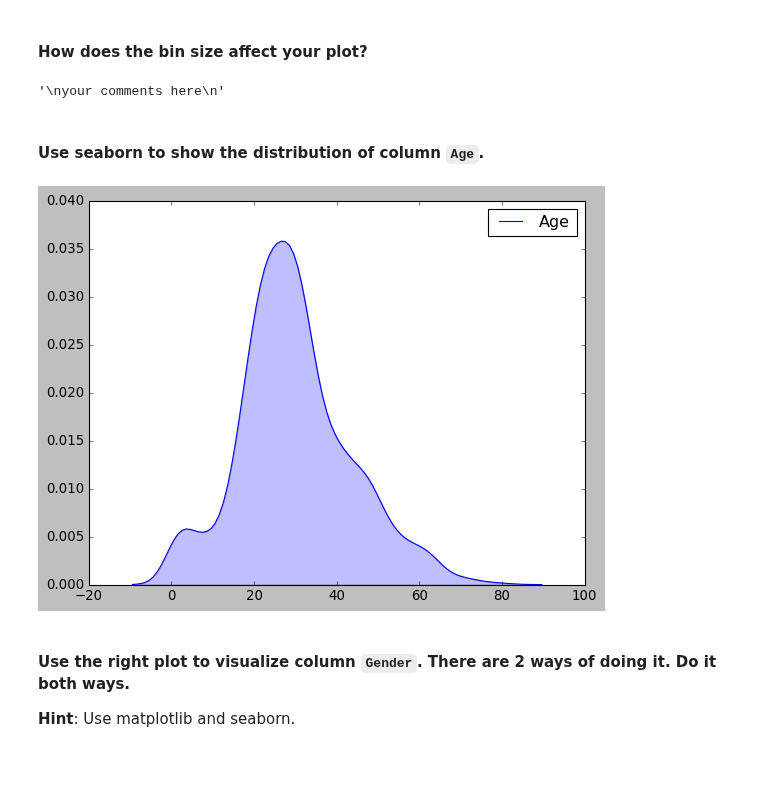
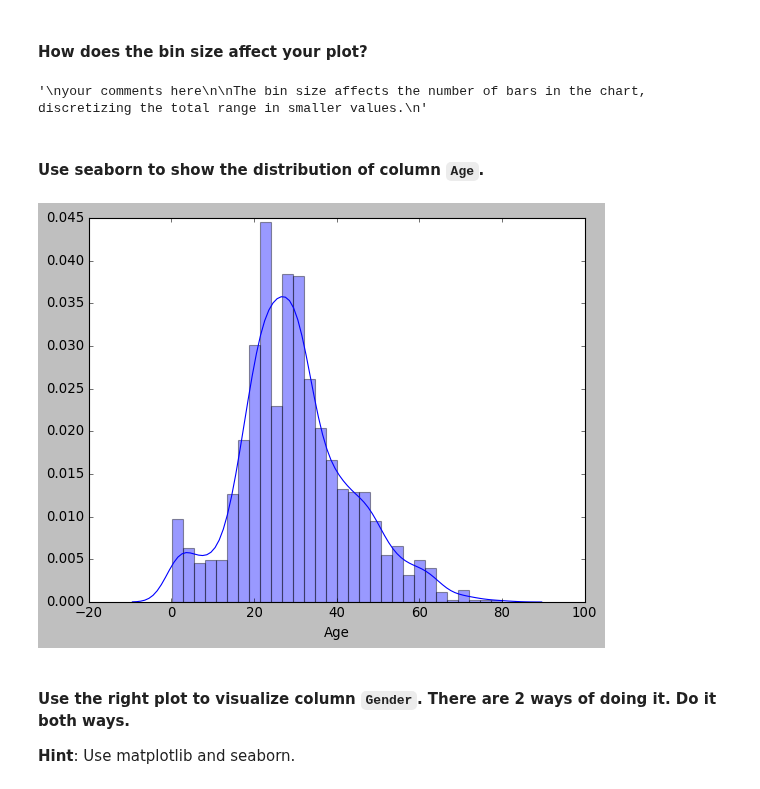
Before and after one commit to gabrielanakasato/ironhack-daft, a Jupyter notebook: labs/lab-w04/05-matplotlib-seaborn/your-code/main.ipynb, the cells around one changed output. Saved outputs shown, nothing was run; the diff lists cells and outputs as text; code cells hidden in the pictures; blank space fills up the shorter version.

```diff
--- a/labs/lab-w04/05-matplotlib-seaborn/your-code/main.ipynb
+++ b/labs/lab-w04/05-matplotlib-seaborn/your-code/main.ipynb
@@ -299,21 +311,21 @@ plt.style.use('classic')
 # %% [markdown]
 #### How does the bin size affect your plot?
-# %%
-"""
-your comments here
-
-"""
-# %% [output]
-'\nyour comments here\n'
+# %%
+"""
+your comments here
+
+The bin size affects the number of bars in the chart, discretizing the total range in smaller values.
+"""
+# %% [output]
+'\nyour comments here\n\nThe bin size affects the number of bars in the chart, discretizing the total range in smaller values.\n'
 # %% [markdown]
 #### Use seaborn to show the distribution of column `Age`.
 # %%
 # your code here
 
-# density plot with shade
-sns.kdeplot(titanic['Age'], shade=True);
+sns.distplot(titanic['Age']);
 # %% [output]
-[figure, old version]
+[figure, new version]
 # %% [markdown]
 #### Use the right plot to visualize column `Gender`. There are 2 ways of doing it. Do it both ways.
 **Hint**: Use matplotlib and seaborn.
```
Also changed, not shown: parts of 9 cells of this notebook.
